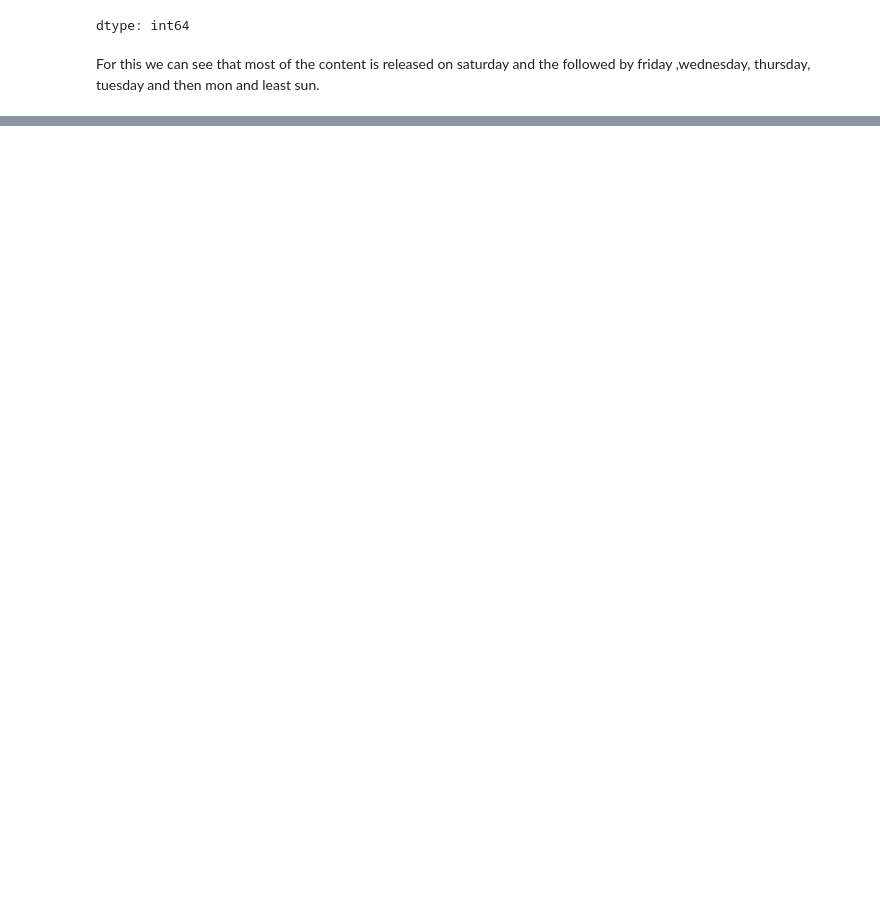
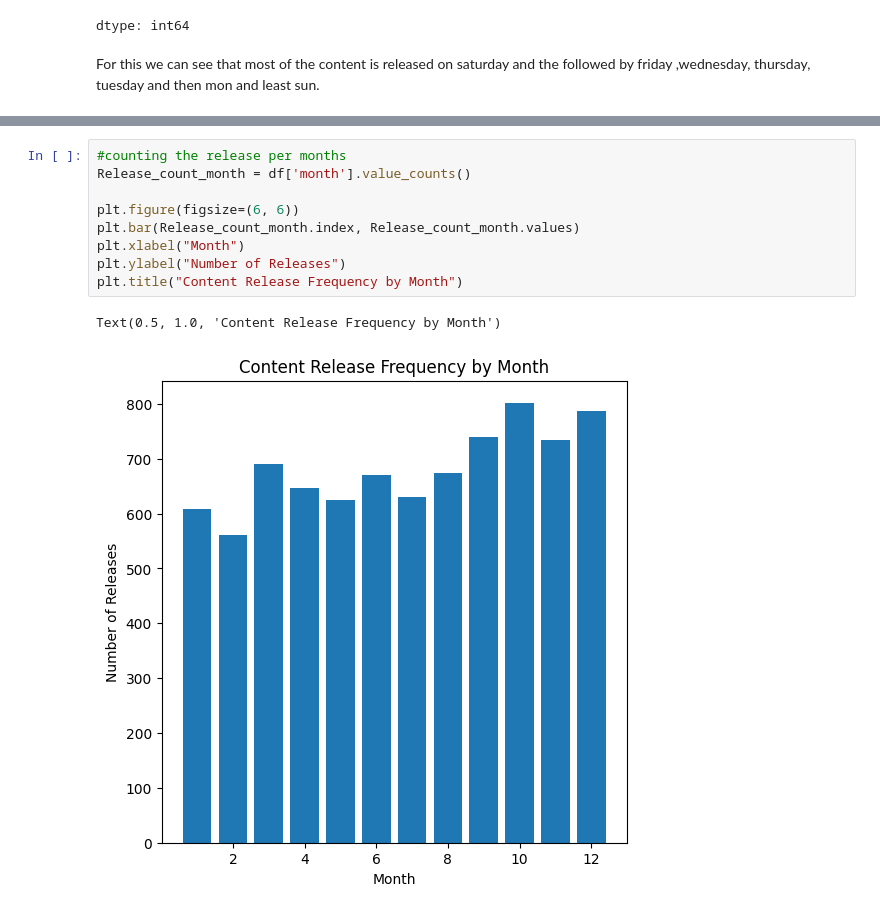
Before and after one commit to trDalmi/Data-Science-Portfolio, a Jupyter notebook: Netflix_Content_Strategy_Analysis.ipynb, the cells around one changed output, grey strips where cells are left out. Drawn from its saved outputs; the diff is of its cells as text; blank space fills up the shorter version.

```diff
--- a/Netflix_Content_Strategy_Analysis.ipynb
+++ b/Netflix_Content_Strategy_Analysis.ipynb
@@ -150,0 +198,12 @@ NameError: name 'df1' is not defined
+# %%
+#counting the release per months
+Release_count_month = df['month'].value_counts()
+
+plt.figure(figsize=(6, 6))
+plt.bar(Release_count_month.index, Release_count_month.values)
+plt.xlabel("Month")
+plt.ylabel("Number of Releases")
+plt.title("Content Release Frequency by Month")
+# %% [output]
+Text(0.5, 1.0, 'Content Release Frequency by Month')
+[figure, added]
```
Also changed, not shown: parts of 26 cells of this notebook.
